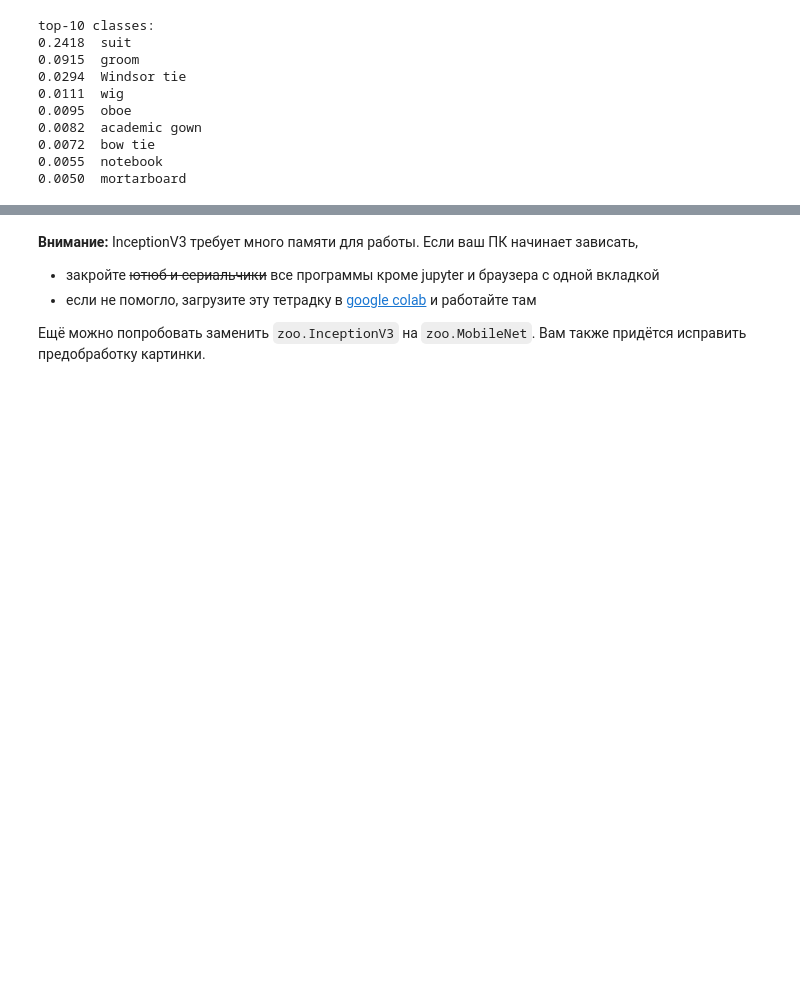
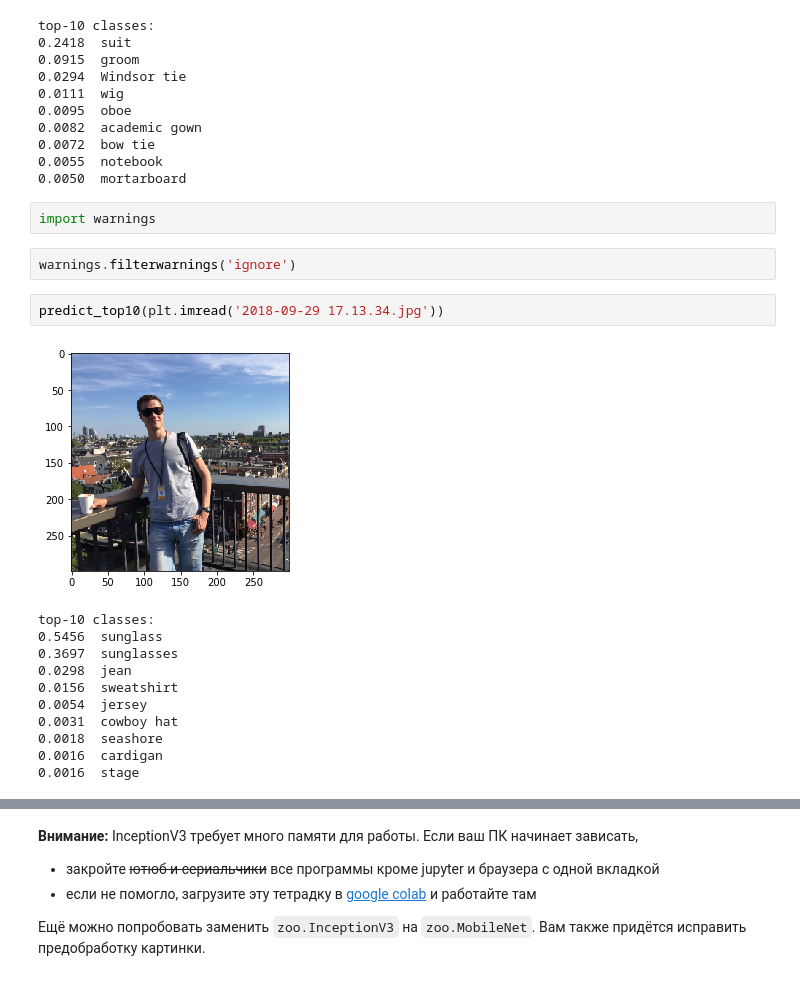
Before and after one commit to frolovconst/nlp_course, a Jupyter notebook: resources/aux_notebooks/seminar_keras-Copy1.ipynb, the cells around one changed output, grey strips where cells are left out. Cells and saved outputs as stored; diff of their text form; blank space fills up the shorter version.

```diff
--- a/resources/aux_notebooks/seminar_keras-Copy1.ipynb
+++ b/resources/aux_notebooks/seminar_keras-Copy1.ipynb
@@ -462,3 +462,21 @@ top-10 classes:
 0.0072  bow tie
 0.0055  notebook
 0.0050  mortarboard
+# %%
+import warnings
+# %%
+warnings.filterwarnings('ignore')
+# %%
+predict_top10(plt.imread('2018-09-29 17.13.34.jpg'))
+# %% [output]
+[figure, added]
+top-10 classes:
+0.5456  sunglass
+0.3697  sunglasses
+0.0298  jean
+0.0156  sweatshirt
+0.0054  jersey
+0.0031  cowboy hat
+0.0018  seashore
+0.0016  cardigan
+0.0016  stage
```
Also changed, not shown: parts of 2 cells of this notebook, 1 other file.
